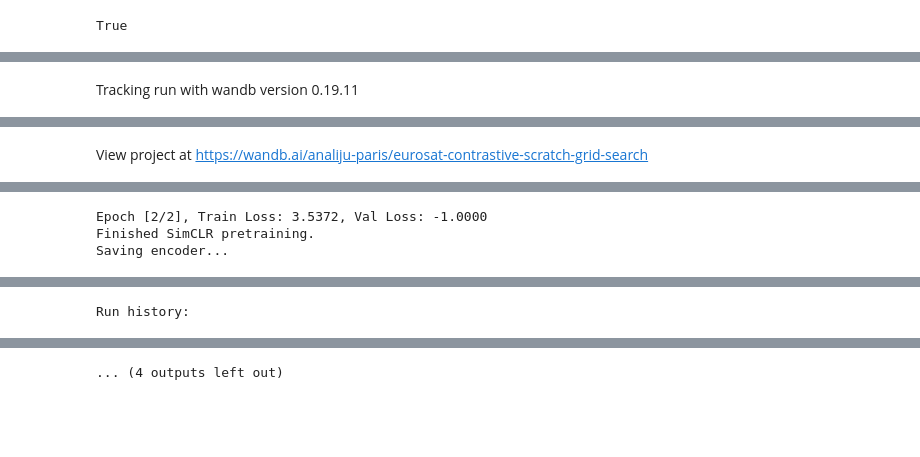
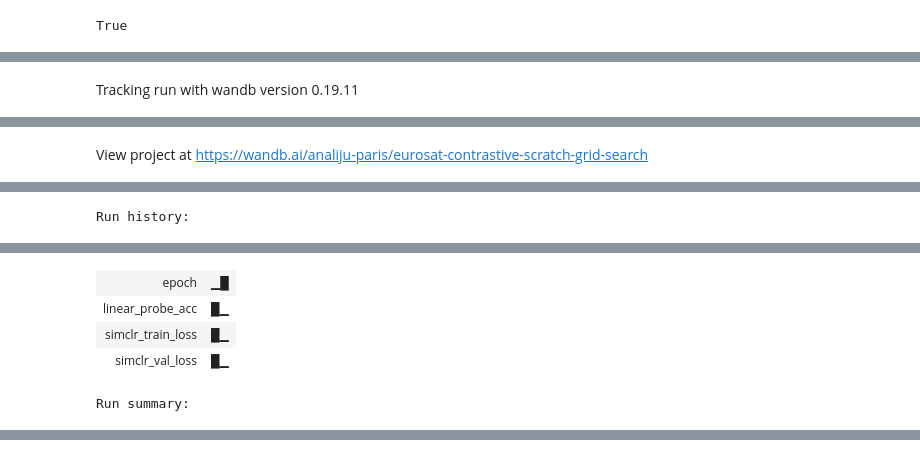
Before and after one commit to JuCarv-bit/eurosat_preprocessing, a Jupyter notebook: exploratory_notebooks/eurosat_contrastive.ipynb, the cells around one changed output, grey strips where cells are left out. Cells and saved outputs as stored; diff of their text form; code cells hidden in the pictures; blank space fills up the shorter version.

Commit message:
Show validation loss and  accuracy of eurosat contrastive

```diff
--- a/exploratory_notebooks/eurosat_contrastive.ipynb
+++ b/exploratory_notebooks/eurosat_contrastive.ipynb
@@ -62,14 +59,16 @@ CONFIG = {
     "ZIP_PATH": "/content/EuroSAT.zip",
     "EUROSAT_URL": "https://madm.dfki.de/files/sentinel/EuroSAT.zip",
     "SEED": 42,
-    "BATCH_SIZE": 256,
+    "BATCH_SIZE": 32,
     "LR": 3.75e-4,
     "WD": 0.5,
     "LR_LINEAR": 3.75e-4,
-    "EPOCHS_SIMCLR": 50,
-    "EPOCHS_LINEAR": 30,
+    "EPOCHS_SIMCLR": 2,
+    "EPOCHS_LINEAR": 2,
     "PROJ_DIM": 128,
     "FEATURE_DIM": 2048, # ResNet50 feature dimension = 2048
+    "MEAN":  [0.3441457152366638, 0.3800985515117645, 0.40766361355781555],
+    "STD":   [0.09299741685390472, 0.06464490294456482, 0.05413917079567909]
 }
 
 DEVICE = torch.device("cuda" if torch.cuda.is_available() else "cpu")
@@ -673,9 +727,8 @@ for seed in seeds:
     set_seed(seed)
 
     data_dir = prepare_data()
-    train_loader, val_loader, test_loader, num_classes = get_data_loaders(data_dir, CONFIG["BATCH_SIZE"])
+    train_loader, val_loader, test_loader, val_subset_no_transform, num_classes = get_data_loaders(data_dir, CONFIG["BATCH_SIZE"])
 
-    # Initialize base encoder and SimCLR model
     base_encoder = resnet50(weights=None)
     simclr_model = SimCLRModel(base_encoder, proj_dim=CONFIG["PROJ_DIM"])
     # optimizer = optim.Adam(simclr_model.parameters(), lr=CONFIG["LR"])
@@ -709,34 +762,44 @@ for seed in seeds:
             "pretrained": PRETRAINED,
         }
     )
-    train_simclr(simclr_model, train_loader, val_loader, optimizer, loss_fn, DEVICE, CONFIG["EPOCHS_SIMCLR"], wandb_run=wandb_run, scheduler=scheduler, seed=seed, bs=bs)
+
+    eval_transform, augment_transform = get_transforms(
+        mean =CONFIG["MEAN"],
+        std = CONFIG["STD"]
+    )  # these must match the transforms used in test_loader
+
+    probe_train_loader, probe_val_loader = get_probe_loaders(
+        train_loader,
+        test_loader,
+        eval_transform,               # must match transforms used in test_loader
+        probe_batch_size=CONFIG["BATCH_SIZE"]
+    )
+
+    eval_transform, augment_transform = get_transforms(
+        mean=CONFIG["MEAN"],
+        std=CONFIG["STD"]
+    )
+
+    train_simclr(
+        simclr_model,
+        train_loader, val_loader,
+        probe_train_loader, probe_val_loader,
+        optimizer, loss_fn, DEVICE,
+        simclr_epochs=CONFIG["EPOCHS_SIMCLR"],
+        probe_lr=CONFIG["LR_LINEAR"],
+        probe_epochs=1,            # 1 pass per epoch is typical
+        feature_dim=CONFIG["FEATURE_DIM"],
+        num_classes=num_classes,
+        augment_transform=augment_transform,
+        val_subset_no_transform=val_subset_no_transform,
+        wandb_run=wandb_run,
+        scheduler=scheduler
+    )
+
     wandb_run.finish()
 
 
 
-    # # Evaluate in linear probe setting
-    # linear_prob_acc, linear_prob_loss = 0, 0
-    # wandb_run = wandb.init(
-    #     project="eurosat-contrastive-linear-probe",
-    #     name=f"BS{bs}_LR{CONFIG['LR_LINEAR']:.0e}_SEED{seed}_TEMPERATURE{TEMPERATURE}",
-    #     config={
-    #         "seed": seed,
-    #         "temperature": TEMPERATURE,
-    #         "model": "Linear Probe",
-    #         "dataset": "EuroSAT",
-    #         "batch_size": bs,
-    #         "learning_rate": CONFIG["LR_LINEAR"],
-    #         "epochs": CONFIG["EPOCHS_LINEAR"],
-    #         "proj_dim": CONFIG["PROJ_DIM"],
-    #         "feature_dim": CONFIG["FEATURE_DIM"],
-    #         "pretrained": PRETRAINED,
-    #     }
-    # )
-
-
-    # print("Starting linear probe training...")
-    # run_linear_probe_experiment(seed, train_loader, val_loader, test_loader, num_classes, simclr_model, bs)
-
 print("All runs completed.")
 wandb.finish()
 # %% [output]
@@ -758,3 +822 @@ Epoch [1/2], Train Loss: 4.7645, Val Loss: -1.0000
-Epoch [2/2], Train Loss: 3.5372, Val Loss: -1.0000
-Finished SimCLR pretraining.
-Saving encoder...
+Run history:
@@ -762 +823,5 @@ Saving encoder...
+| epoch | ▁█ |
+| linear_probe_acc | █▁ |
+| simclr_train_loss | █▁ |
+| simclr_val_loss | █▁ |
-Run history:
+Run summary:
@@ -767,4 +833,3 @@ Run summary:
-... (4 outputs left out)
 # %%
 # get the saved model and run linear probe
 seed = CONFIG["SEED"]
```
Also changed, not shown: parts of 7 cells of this notebook.
